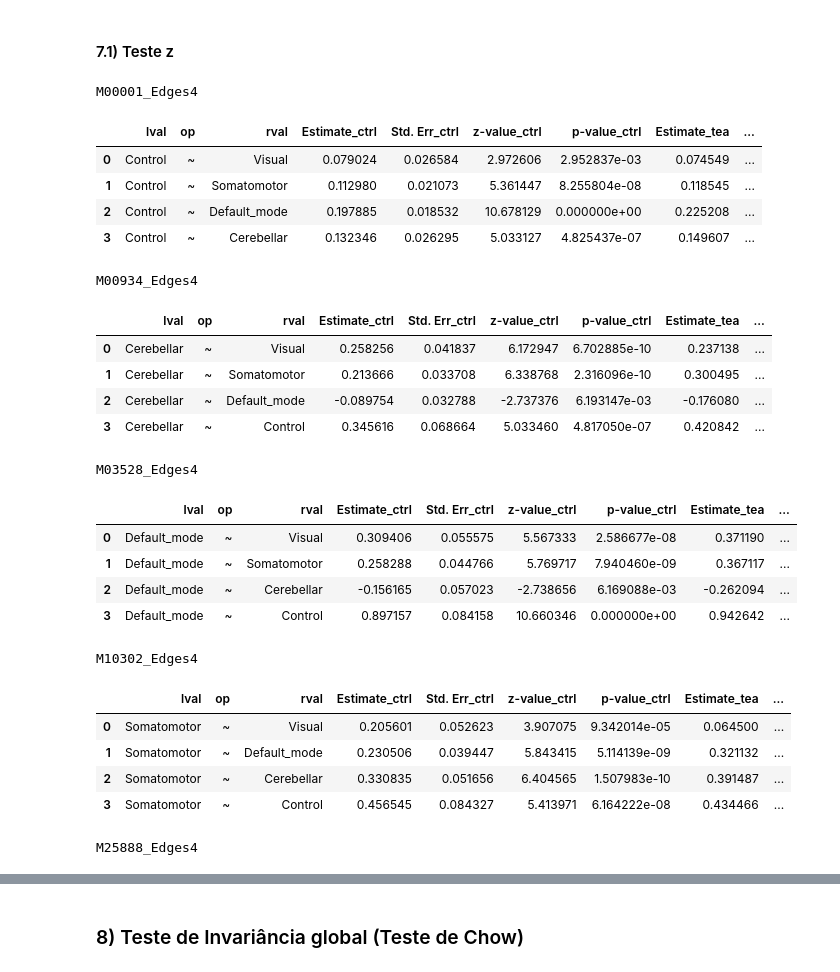
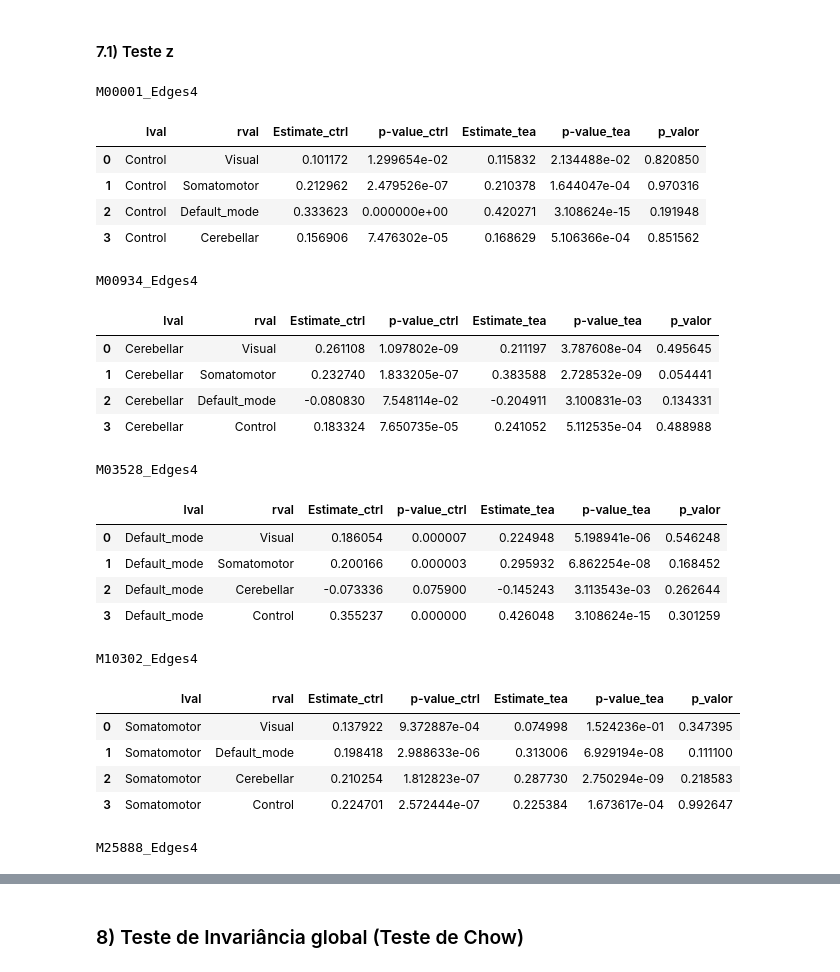
Before and after one commit to caiosoter/SEM-Austim-networks, a Jupyter notebook: notebooks/selacao_modelo.ipynb, the cells around one changed output, grey strips where cells are left out. Drawn from its saved outputs; the diff is of its cells as text; code cells hidden in the pictures.

```diff
--- a/notebooks/selacao_modelo.ipynb
+++ b/notebooks/selacao_modelo.ipynb
@@ -10,18 +11,26 @@ from scipy import stats
 # %%
 colunas_interesse = ["Modelo", "chi2 p-value", "RMSEA", "AIC", "BIC"]
-df_modelos_controle_prep = pd.read_csv(r"..\resultados\resultados_empiricos\modelos_controle.csv", index_col="Modelo", usecols=colunas_interesse)
-df_modelos_autismo_prep = pd.read_csv(r"..\resultados\resultados_empiricos\modelos_autismo.csv", index_col="Modelo", usecols=colunas_interesse)
+df_modelos_controle = pd.read_csv(r"..\resultados\resultados_empiricos\modelos_controle_prep.csv", index_col="Modelo", usecols=colunas_interesse)
+df_modelos_autismo = pd.read_csv(r"..\resultados\resultados_empiricos\modelos_autismo_prep.csv", index_col="Modelo", usecols=colunas_interesse)
 
-df_controle_prep = pd.read_csv(r"..\dados\raios_espectrais\raios_espectrais_controle.csv")
-df_autismo_prep = pd.read_csv(r"..\dados\raios_espectrais\raios_espectrais_autismo.csv")
+df_controle_prep = pd.read_csv(r"..\dados\raios_espectrais\raios_espectrais_controle_prep.csv")
+df_autismo_prep = pd.read_csv(r"..\dados\raios_espectrais\raios_espectrais_autismo_prep.csv")
+
+df_controle = pd.read_csv(r"..\dados\raios_espectrais\raios_espectrais_controle.csv")
+df_autismo = pd.read_csv(r"..\dados\raios_espectrais\raios_espectrais_autismo.csv")
+
+
+# scaler = StandardScaler()
+# df_controle[df_controle.columns] = scaler.fit_transform(df_controle)
+# df_autismo[df_autismo.columns] = scaler.fit_transform(df_autismo)
 
 with open(r"..\utils\fm_modelos_5_conexo.json", "r") as file:
     formula_modelos_conexos = json.load(file)
 # %% [markdown]
 ### 1) Filtragem de modelos com base em RMSEA < 0.08
 # %%
-df_controle_filtro1 = df_modelos_controle_prep[df_modelos_controle_prep["RMSEA"] < 0.08]
-df_autismo_filtro1 = df_modelos_autismo_prep[df_modelos_autismo_prep["RMSEA"] < 0.08]
+df_controle_filtro1 = df_modelos_controle[df_modelos_controle["RMSEA"] < 0.08]
+df_autismo_filtro1 = df_modelos_autismo[df_modelos_autismo["RMSEA"] < 0.08]
 
 print(df_controle_filtro1.shape)
 print(df_autismo_filtro1.shape)
@@ -125,7 +102,7 @@ Percebe-se que o Top 7 tem uma discrepância em BIC relevante a partir do 8º mo
 # %%
-top_7 = modelos_filtro2.sort_values("BIC_autismo").head(7)
-top_7_nomes = top_7.index.values
-top_7
+top_5 = modelos_filtro2.sort_values("BIC_autismo").head(7)
+top_5_nomes = top_5.index.values
+top_5
 # %% [output]
 |  | chi2 p-value_controle | RMSEA_controle | AIC_controle | BIC_controle | chi2 p-value_autismo | RMSEA_autismo | ... |
 | Modelo |  |  |  |  |  |  | ... |
@@ -139,7 +134,7 @@ top_7
 # %% [markdown]
 ### 4) Filtragem por chi quadrado > 0.05
 # %%
-top_filtro_chi = top_7[(top_7["chi2 p-value_autismo"] > 0.05)&(top_7["chi2 p-value_controle"] > 0.05)]
+top_filtro_chi = top_5[(top_5["chi2 p-value_autismo"] > 0.05)&(top_5["chi2 p-value_controle"] > 0.05)]
 top_filtro_chi
 # %% [output]
 |  | chi2 p-value_controle | RMSEA_controle | AIC_controle | BIC_controle | chi2 p-value_autismo | RMSEA_autismo | ... |
@@ -376,55 +499,56 @@ for nome, formula in modelos_interesse.items():
     # --- Grupo Controle ---
     model_controle = semopy.Model(formula["formula"])
     model_controle.fit(df_controle_prep)
     arestas_controle = model_controle.inspect()
     arestas_controle = arestas_controle[(arestas_controle["op"] == "~") & (arestas_controle["Std. Err"] != "-")].copy()
 
     # --- Grupo Autismo ---
     model_autismo = semopy.Model(formula["formula"])
     model_autismo.fit(df_autismo_prep)
     arestas_autismo = model_autismo.inspect()
     arestas_autismo = arestas_autismo[(arestas_autismo["op"] == "~") & (arestas_autismo["Std. Err"] != "-")].copy()
 
     df_comparacao = pd.merge(
         arestas_controle,
         arestas_autismo,
         on=["lval", "op", "rval"],
         suffixes=('_ctrl', '_tea')
     )
 
     # Cálculo do Z e P-valor usando as colunas mescladas
     z_diff = (df_comparacao["Estimate_ctrl"] - df_comparacao["Estimate_tea"]) / np.sqrt((df_comparacao["Std. Err_ctrl"]**2) + (df_comparacao["Std. Err_tea"]**2))
     p_valor = 2 * (1 - norm.cdf(np.abs(z_diff)))
 
     # Guardando os resultados no dataframe
     df_comparacao["z_diff"] = z_diff
     df_comparacao["p_valor"] = p_valor
 
     print(nome)
-    display(df_comparacao)
+    colunas = ["lval", "rval", "Estimate_ctrl", "p-value_ctrl", "Estimate_tea", "p-value_tea", "p_valor"]
+    display(df_comparacao[colunas])
 # %% [output]
 M00001_Edges4
-|  | lval | op | rval | Estimate_ctrl | Std. Err_ctrl | z-value_ctrl | p-value_ctrl | Estimate_tea | ... |
-| 0 | Control | ~ | Visual | 0.079024 | 0.026584 | 2.972606 | 2.952837e-03 | 0.074549 | ... |
-| 1 | Control | ~ | Somatomotor | 0.112980 | 0.021073 | 5.361447 | 8.255804e-08 | 0.118545 | ... |
-| 2 | Control | ~ | Default_mode | 0.197885 | 0.018532 | 10.678129 | 0.000000e+00 | 0.225208 | ... |
-| 3 | Control | ~ | Cerebellar | 0.132346 | 0.026295 | 5.033127 | 4.825437e-07 | 0.149607 | ... |
+|  | lval | rval | Estimate_ctrl | p-value_ctrl | Estimate_tea | p-value_tea | p_valor |
+| 0 | Control | Visual | 0.101172 | 1.299654e-02 | 0.115832 | 2.134488e-02 | 0.820850 |
+| 1 | Control | Somatomotor | 0.212962 | 2.479526e-07 | 0.210378 | 1.644047e-04 | 0.970316 |
+| 2 | Control | Default_mode | 0.333623 | 0.000000e+00 | 0.420271 | 3.108624e-15 | 0.191948 |
+| 3 | Control | Cerebellar | 0.156906 | 7.476302e-05 | 0.168629 | 5.106366e-04 | 0.851562 |
 M00934_Edges4
-|  | lval | op | rval | Estimate_ctrl | Std. Err_ctrl | z-value_ctrl | p-value_ctrl | Estimate_tea | ... |
-| 0 | Cerebellar | ~ | Visual | 0.258256 | 0.041837 | 6.172947 | 6.702885e-10 | 0.237138 | ... |
-| 1 | Cerebellar | ~ | Somatomotor | 0.213666 | 0.033708 | 6.338768 | 2.316096e-10 | 0.300495 | ... |
-| 2 | Cerebellar | ~ | Default_mode | -0.089754 | 0.032788 | -2.737376 | 6.193147e-03 | -0.176080 | ... |
-| 3 | Cerebellar | ~ | Control | 0.345616 | 0.068664 | 5.033460 | 4.817050e-07 | 0.420842 | ... |
+|  | lval | rval | Estimate_ctrl | p-value_ctrl | Estimate_tea | p-value_tea | p_valor |
+| 0 | Cerebellar | Visual | 0.261108 | 1.097802e-09 | 0.211197 | 3.787608e-04 | 0.495645 |
+| 1 | Cerebellar | Somatomotor | 0.232740 | 1.833205e-07 | 0.383588 | 2.728532e-09 | 0.054441 |
+| 2 | Cerebellar | Default_mode | -0.080830 | 7.548114e-02 | -0.204911 | 3.100831e-03 | 0.134331 |
+| 3 | Cerebellar | Control | 0.183324 | 7.650735e-05 | 0.241052 | 5.112535e-04 | 0.488988 |
 M03528_Edges4
-|  | lval | op | rval | Estimate_ctrl | Std. Err_ctrl | z-value_ctrl | p-value_ctrl | Estimate_tea | ... |
-| 0 | Default_mode | ~ | Visual | 0.309406 | 0.055575 | 5.567333 | 2.586677e-08 | 0.371190 | ... |
-| 1 | Default_mode | ~ | Somatomotor | 0.258288 | 0.044766 | 5.769717 | 7.940460e-09 | 0.367117 | ... |
-| 2 | Default_mode | ~ | Cerebellar | -0.156165 | 0.057023 | -2.738656 | 6.169088e-03 | -0.262094 | ... |
-| 3 | Default_mode | ~ | Control | 0.897157 | 0.084158 | 10.660346 | 0.000000e+00 | 0.942642 | ... |
+|  | lval | rval | Estimate_ctrl | p-value_ctrl | Estimate_tea | p-value_tea | p_valor |
+| 0 | Default_mode | Visual | 0.186054 | 0.000007 | 0.224948 | 5.198941e-06 | 0.546248 |
+| 1 | Default_mode | Somatomotor | 0.200166 | 0.000003 | 0.295932 | 6.862254e-08 | 0.168452 |
+| 2 | Default_mode | Cerebellar | -0.073336 | 0.075900 | -0.145243 | 3.113543e-03 | 0.262644 |
+| 3 | Default_mode | Control | 0.355237 | 0.000000 | 0.426048 | 3.108624e-15 | 0.301259 |
 M10302_Edges4
-|  | lval | op | rval | Estimate_ctrl | Std. Err_ctrl | z-value_ctrl | p-value_ctrl | Estimate_tea | ... |
-| 0 | Somatomotor | ~ | Visual | 0.205601 | 0.052623 | 3.907075 | 9.342014e-05 | 0.064500 | ... |
-| 1 | Somatomotor | ~ | Default_mode | 0.230506 | 0.039447 | 5.843415 | 5.114139e-09 | 0.321132 | ... |
-| 2 | Somatomotor | ~ | Cerebellar | 0.330835 | 0.051656 | 6.404565 | 1.507983e-10 | 0.391487 | ... |
-| 3 | Somatomotor | ~ | Control | 0.456545 | 0.084327 | 5.413971 | 6.164222e-08 | 0.434466 | ... |
+|  | lval | rval | Estimate_ctrl | p-value_ctrl | Estimate_tea | p-value_tea | p_valor |
+| 0 | Somatomotor | Visual | 0.137922 | 9.372887e-04 | 0.074998 | 1.524236e-01 | 0.347395 |
+| 1 | Somatomotor | Default_mode | 0.198418 | 2.988633e-06 | 0.313006 | 6.929194e-08 | 0.111100 |
+| 2 | Somatomotor | Cerebellar | 0.210254 | 1.812823e-07 | 0.287730 | 2.750294e-09 | 0.218583 |
+| 3 | Somatomotor | Control | 0.224701 | 2.572444e-07 | 0.225384 | 1.673617e-04 | 0.992647 |
 M25888_Edges4
```
Also changed, not shown: parts of 30 cells of this notebook, 2 other files.
